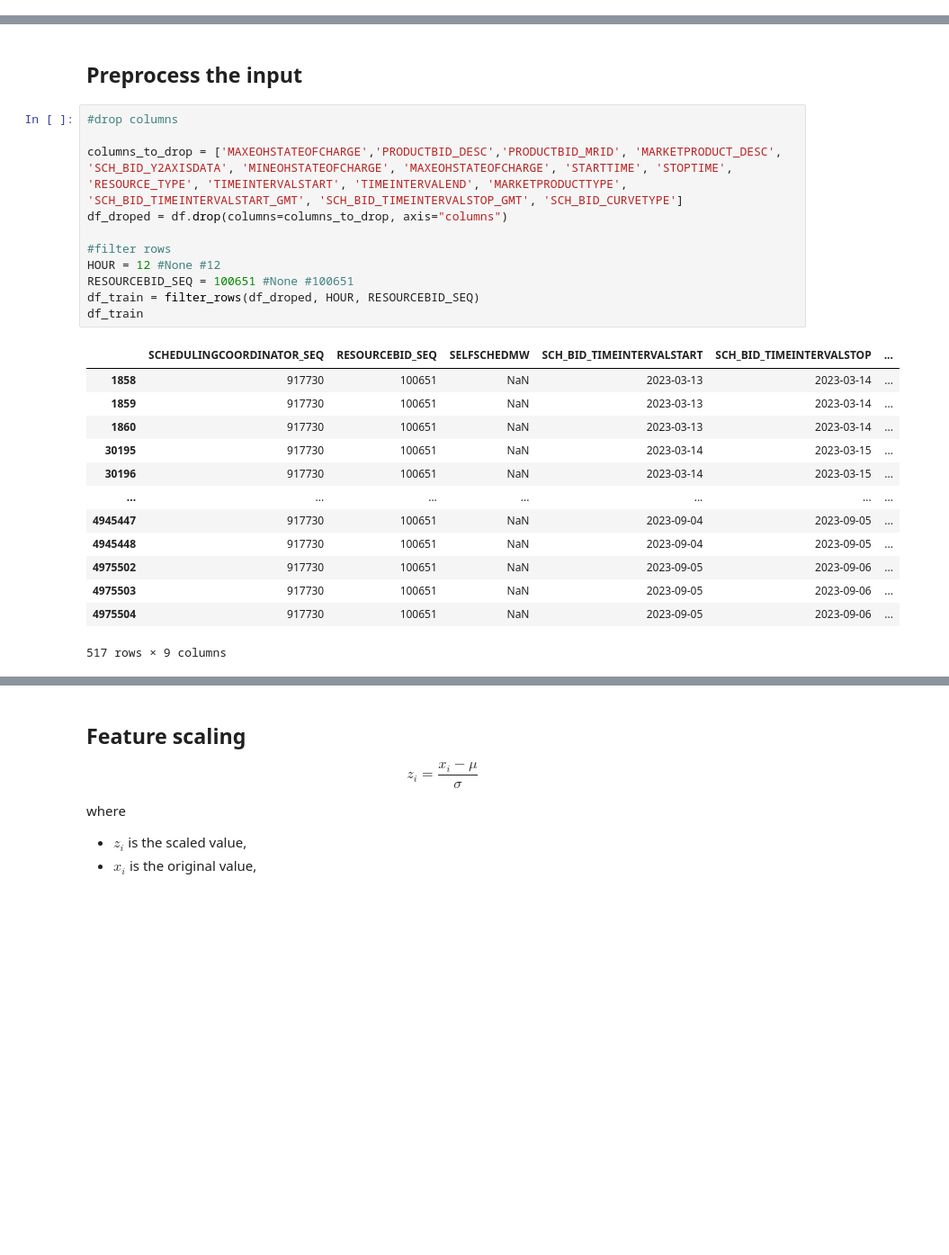
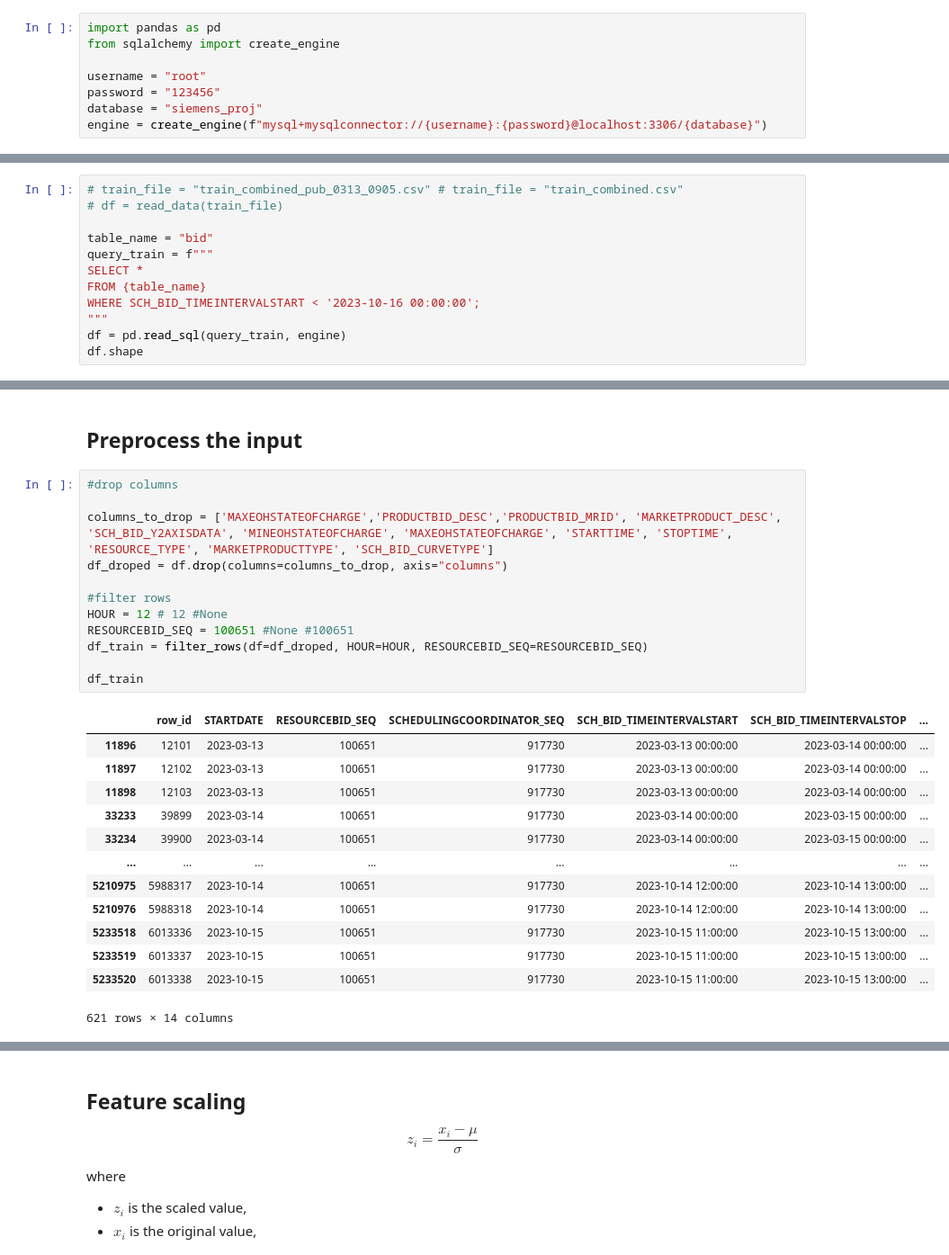
Before and after one commit to weic6/Market-Power-Detector, a Jupyter notebook: train_pca.ipynb, the cells around one changed output, grey strips where cells are left out. Shown at 90% size. Cells and saved outputs as stored; diff of their text form; blank space fills up the shorter version.

```diff
--- a/train_pca.ipynb
+++ b/train_pca.ipynb
@@ -40,4 +41,12 @@ from train import *
 # %% [markdown]
 ## Prepare training data
 ### filter data with hour = 18, RESOURCEBID_SEQ = 100651
+# %%
+import pandas as pd
+from sqlalchemy import create_engine
+
+username = "root"
+password = "123456"
+database = "siemens_proj"
+engine = create_engine(f"mysql+mysqlconnector://{username}:{password}@localhost:3306/{database}")
 # %%
@@ -60,0 +56,12 @@ df
+# %%
+# train_file = "train_combined_pub_0313_0905.csv" # train_file = "train_combined.csv"
+# df = read_data(train_file)
+
+table_name = "bid"
+query_train = f"""
+SELECT *
+FROM {table_name}
+WHERE SCH_BID_TIMEINTERVALSTART < '2023-10-16 00:00:00';
+"""
+df = pd.read_sql(query_train, engine)
+df.shape
@@ -63,27 +108,28 @@ df
 # %%
 #drop columns
 
-columns_to_drop = ['MAXEOHSTATEOFCHARGE','PRODUCTBID_DESC','PRODUCTBID_MRID', 'MARKETPRODUCT_DESC', 'SCH_BID_Y2AXISDATA', 'MINEOHSTATEOFCHARGE', 'MAXEOHSTATEOFCHARGE', 'STARTTIME', 'STOPTIME', 'RESOURCE_TYPE', 'TIMEINTERVALSTART', 'TIMEINTERVALEND', 'MARKETPRODUCTTYPE', 'SCH_BID_TIMEINTERVALSTART_GMT', 'SCH_BID_TIMEINTERVALSTOP_GMT', 'SCH_BID_CURVETYPE']
+columns_to_drop = ['MAXEOHSTATEOFCHARGE','PRODUCTBID_DESC','PRODUCTBID_MRID', 'MARKETPRODUCT_DESC', 'SCH_BID_Y2AXISDATA', 'MINEOHSTATEOFCHARGE', 'MAXEOHSTATEOFCHARGE', 'STARTTIME', 'STOPTIME', 'RESOURCE_TYPE', 'MARKETPRODUCTTYPE', 'SCH_BID_CURVETYPE']
 df_droped = df.drop(columns=columns_to_drop, axis="columns")
 
 #filter rows
-HOUR = 12 #None #12
+HOUR = 12 # 12 #None
 RESOURCEBID_SEQ = 100651 #None #100651
-df_train = filter_rows(df_droped, HOUR, RESOURCEBID_SEQ)
+df_train = filter_rows(df=df_droped, HOUR=HOUR, RESOURCEBID_SEQ=RESOURCEBID_SEQ)
+
 df_train
 # %% [output]
-|  | SCHEDULINGCOORDINATOR_SEQ | RESOURCEBID_SEQ | SELFSCHEDMW | SCH_BID_TIMEINTERVALSTART | SCH_BID_TIMEINTERVALSTOP | ... |
-| 1858 | 917730 | 100651 | NaN | 2023-03-13 | 2023-03-14 | ... |
-| 1859 | 917730 | 100651 | NaN | 2023-03-13 | 2023-03-14 | ... |
-| 1860 | 917730 | 100651 | NaN | 2023-03-13 | 2023-03-14 | ... |
-| 30195 | 917730 | 100651 | NaN | 2023-03-14 | 2023-03-15 | ... |
-| 30196 | 917730 | 100651 | NaN | 2023-03-14 | 2023-03-15 | ... |
-| ... | ... | ... | ... | ... | ... | ... |
-| 4945447 | 917730 | 100651 | NaN | 2023-09-04 | 2023-09-05 | ... |
-| 4945448 | 917730 | 100651 | NaN | 2023-09-04 | 2023-09-05 | ... |
-| 4975502 | 917730 | 100651 | NaN | 2023-09-05 | 2023-09-06 | ... |
-| 4975503 | 917730 | 100651 | NaN | 2023-09-05 | 2023-09-06 | ... |
-| 4975504 | 917730 | 100651 | NaN | 2023-09-05 | 2023-09-06 | ... |
+|  | row_id | STARTDATE | RESOURCEBID_SEQ | SCHEDULINGCOORDINATOR_SEQ | SCH_BID_TIMEINTERVALSTART | SCH_BID_TIMEINTERVALSTOP | ... |
+| 11896 | 12101 | 2023-03-13 | 100651 | 917730 | 2023-03-13 00:00:00 | 2023-03-14 00:00:00 | ... |
+| 11897 | 12102 | 2023-03-13 | 100651 | 917730 | 2023-03-13 00:00:00 | 2023-03-14 00:00:00 | ... |
+| 11898 | 12103 | 2023-03-13 | 100651 | 917730 | 2023-03-13 00:00:00 | 2023-03-14 00:00:00 | ... |
+| 33233 | 39899 | 2023-03-14 | 100651 | 917730 | 2023-03-14 00:00:00 | 2023-03-15 00:00:00 | ... |
+| 33234 | 39900 | 2023-03-14 | 100651 | 917730 | 2023-03-14 00:00:00 | 2023-03-15 00:00:00 | ... |
+| ... | ... | ... | ... | ... | ... | ... | ... |
+| 5210975 | 5988317 | 2023-10-14 | 100651 | 917730 | 2023-10-14 12:00:00 | 2023-10-14 13:00:00 | ... |
+| 5210976 | 5988318 | 2023-10-14 | 100651 | 917730 | 2023-10-14 12:00:00 | 2023-10-14 13:00:00 | ... |
+| 5233518 | 6013336 | 2023-10-15 | 100651 | 917730 | 2023-10-15 11:00:00 | 2023-10-15 13:00:00 | ... |
+| 5233519 | 6013337 | 2023-10-15 | 100651 | 917730 | 2023-10-15 11:00:00 | 2023-10-15 13:00:00 | ... |
+| 5233520 | 6013338 | 2023-10-15 | 100651 | 917730 | 2023-10-15 11:00:00 | 2023-10-15 13:00:00 | ... |
-517 rows × 9 columns
+621 rows × 14 columns
 # %%
 print(f"For resource_id {RESOURCEBID_SEQ} at hour {HOUR}:")
```
Also changed, not shown: parts of 32 cells of this notebook, 23 other files.
